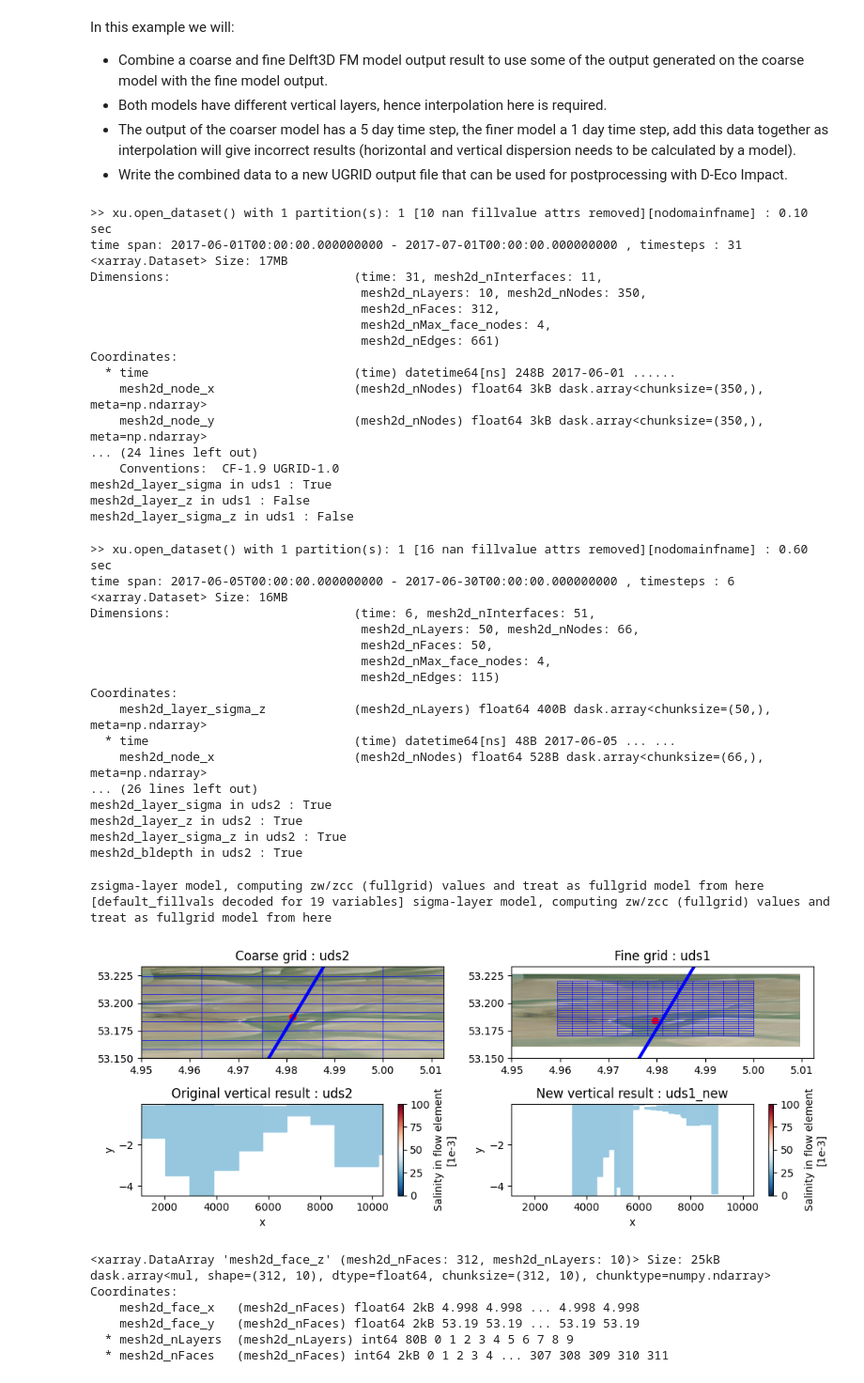
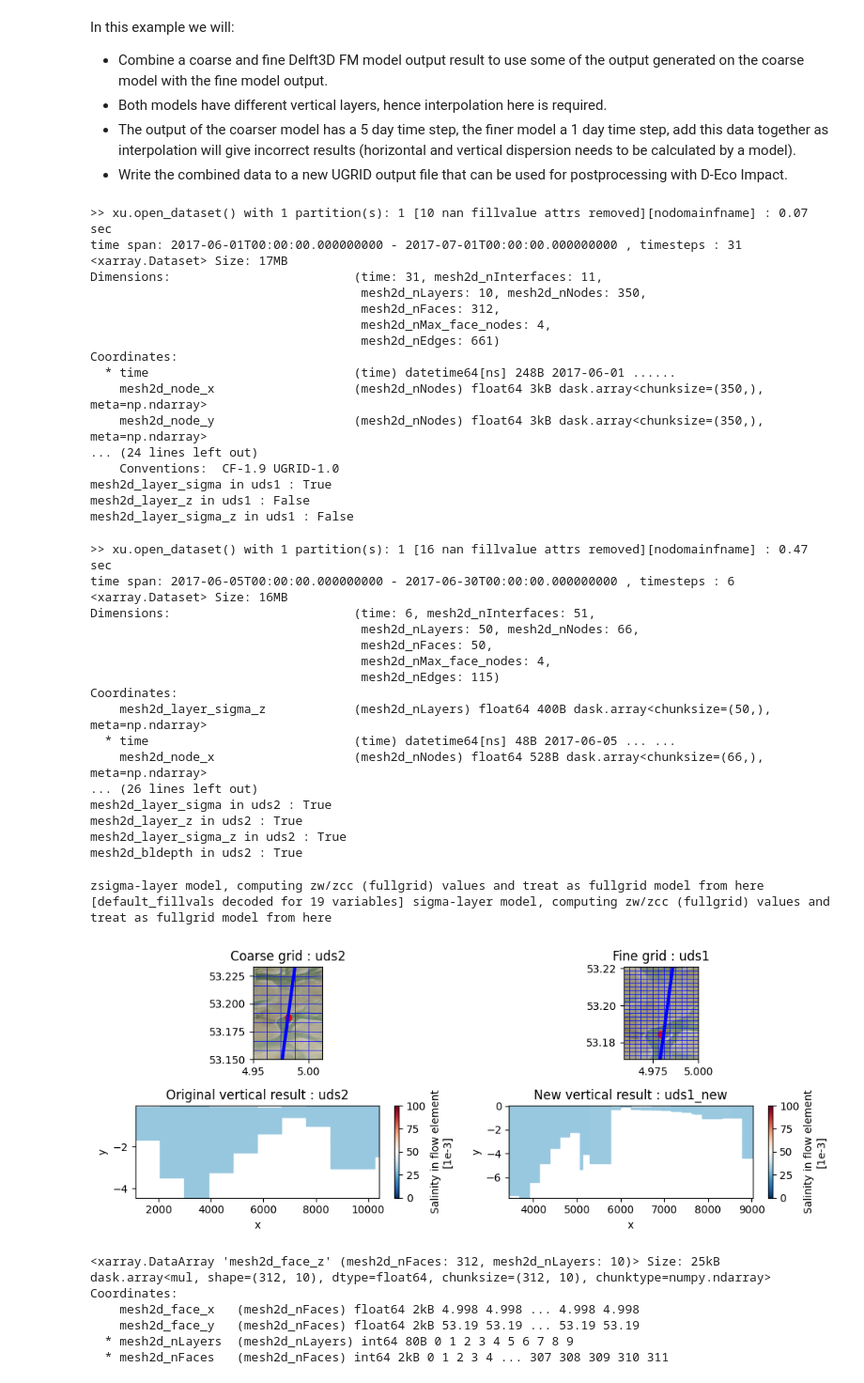
Before and after one commit to Deltares-research/decoimpact_examples, a Jupyter notebook: preprocessing/UGRID_add_data_from_coarser_to_fine_grid.ipynb, the cells around one changed output. Shown: that part at 94% size. Drawn from its saved outputs; the diff is of its cells as text; code cells hidden in the pictures.

```diff
--- a/preprocessing/UGRID_add_data_from_coarser_to_fine_grid.ipynb
+++ b/preprocessing/UGRID_add_data_from_coarser_to_fine_grid.ipynb
@@ -59,8 +61,11 @@ for check_var in check_variable:
 #check if variables will be overwritten with mapping
 new_var_in_uds1 = [varname for varname in uds2_to_uds1_variable_names.values() if varname in uds1.keys()]
 if(len(new_var_in_uds1) > 0): print("Following variables will be overwritten with mapping to dataset uds1 : "+str(new_var_in_uds1))
+
+#set coordinate system
+uds1.ugrid.set_crs(crs_code)
 # %% [output]
->> xu.open_dataset() with 1 partition(s): 1 [10 nan fillvalue attrs removed][nodomainfname] : 0.10 sec
+>> xu.open_dataset() with 1 partition(s): 1 [10 nan fillvalue attrs removed][nodomainfname] : 0.07 sec
 time span: 2017-06-01T00:00:00.000000000 - 2017-07-01T00:00:00.000000000 , timesteps : 31
 <xarray.Dataset> Size: 17MB
 Dimensions:                         (time: 31, mesh2d_nInterfaces: 11,
@@ -94,8 +99,11 @@ for check_var in check_variable:
 #check if variables mentioned are present in dataset
 not_var_uds2 = [varname for varname in uds2_to_uds1_variable_names.keys() if varname not in uds2.keys()]
 if(len(not_var_uds2) > 0): print("Following variables do not exist in mapping dataset uds2 : "+str(not_var_uds2))
+
+#set coordinate system
+uds2.ugrid.set_crs(crs_code)
 # %% [output]
->> xu.open_dataset() with 1 partition(s): 1 [16 nan fillvalue attrs removed][nodomainfname] : 0.60 sec
+>> xu.open_dataset() with 1 partition(s): 1 [16 nan fillvalue attrs removed][nodomainfname] : 0.47 sec
 time span: 2017-06-05T00:00:00.000000000 - 2017-06-30T00:00:00.000000000 , timesteps : 6
 <xarray.Dataset> Size: 16MB
 Dimensions:                         (time: 6, mesh2d_nInterfaces: 51,
@@ -127,7 +135,7 @@ test_face_uds1_x = uds1["mesh2d_face_x"].isel(mesh2d_nFaces = 38).values
 test_face_uds1_y = uds1["mesh2d_face_y"].isel(mesh2d_nFaces = 38).values
 
 #set up plot
-fig, axs = plt.subplots(ncols = 2, nrows = 2, figsize=(10,4))#, sharex = True, sharey = True)
+fig, axs = plt.subplots(ncols = 2, nrows = 2, figsize=(10,4))#, sharex = True)
 ((ax1, ax2), (ax3, ax4)) = axs
 
 kwargs_plot = {'cmap':'RdBu_r' ,'vmin': 0.0, 'vmax': 100.0}
@@ -136,36 +144,35 @@ kwargs_plot = {'cmap':'RdBu_r' ,'vmin': 0.0, 'vmax': 100.0}
 pc1 = uds2.grid.plot(edgecolor='blue', linewidth=0.5, ax= ax1)
 ax1.scatter(x = test_face_uds2_x, y = test_face_uds2_y, color='red')
 ctx.add_basemap(ax=ax1, source=ctx.providers.Esri.WorldImagery, crs=crs, attribution=False)
 ax1.plot(line_array[:,0],line_array[:,1],'b',linewidth=3)
 ax1.set_title('Coarse grid : uds2')
 
 #Plot fine grid
 pc2 = uds1.grid.plot(edgecolor='blue', linewidth=0.5, ax= ax2)
 ax2.scatter(x = test_face_uds1_x, y = test_face_uds1_y, color='red')
 ctx.add_basemap(ax=ax2, source=ctx.providers.Esri.WorldImagery, crs=crs, attribution=False)
 ax2.plot(line_array[:,0],line_array[:,1],'b',linewidth=3)
 ax2.set_title('Fine grid : uds1')
 
 #Plot slice of uds2 salinity
 pc3 = uds2_crs.mesh2d_sa1.ugrid.plot(ax = ax3, **kwargs_plot)
 ax3.set_title('Original vertical result : uds2')
 
 #Plot slice of uds1_new salinity
 pc4 = uds1_new_crs.mesh2d_sa1.ugrid.plot(ax = ax4, **kwargs_plot)
 ax4.set_title('New vertical result : uds1_new')
 
 #indicate sharing of axis
-ax2.sharex(ax1); ax2.sharey(ax1)
-ax4.sharex(ax3); ax4.sharey(ax3)
+#ax2.sharex(ax1); ax4.sharex(ax3)
 
 #some plotting configuration for a nice layout
 plt.tight_layout()
 
 plt.show()
 # %% [output]
 zsigma-layer model, computing zw/zcc (fullgrid) values and treat as fullgrid model from here
 [default_fillvals decoded for 19 variables] sigma-layer model, computing zw/zcc (fullgrid) values and treat as fullgrid model from here
-[figure, old version]
+[figure, new version]
 # %%
 # Retrieve the sigma z coordinate of each layer per face of input uds1
 
```
Also changed, not shown: parts of 4 cells of this notebook.
